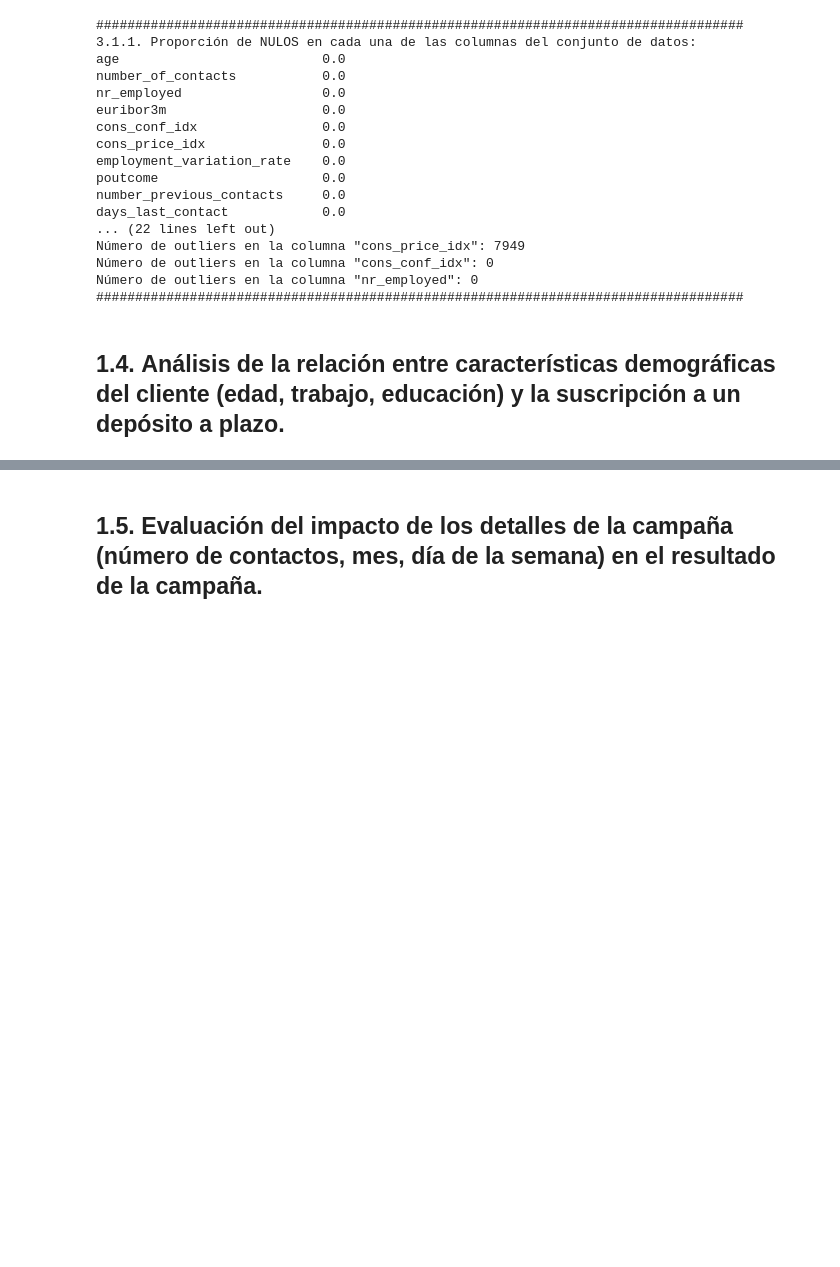
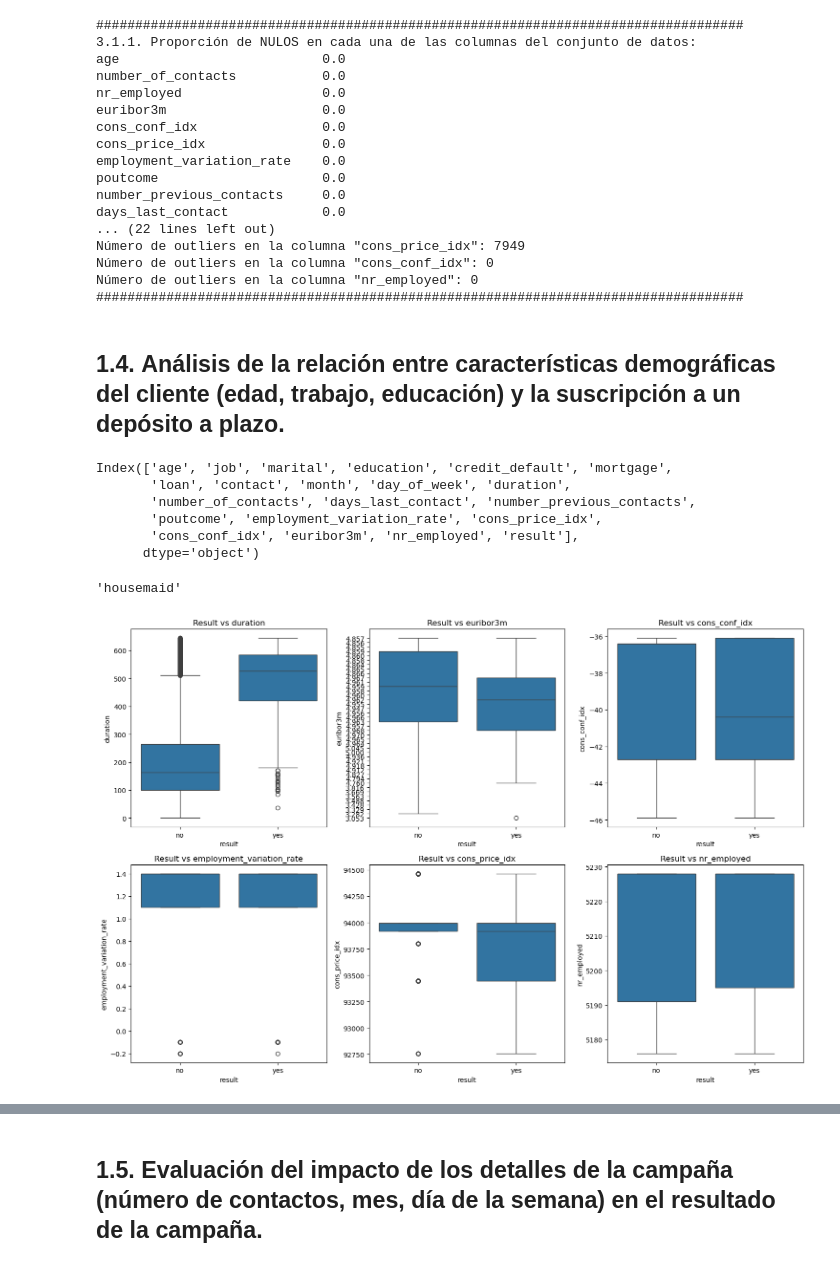
Before and after one commit to arnausans23/data-analytics-tfm, a Jupyter notebook: 1_analisis_datos_v2.ipynb, the cells around one changed output, grey strips where cells are left out. Cells and saved outputs as stored; diff of their text form; code cells hidden in the pictures; blank space fills up the shorter version.

```diff
--- a/1_analisis_datos_v2.ipynb
+++ b/1_analisis_datos_v2.ipynb
@@ -567,3 +576,33 @@ Número de outliers en la columna "nr_employed": 0
 ###################################################################################
 # %% [markdown]
 ## 1.4. **Análisis de la relación entre características demográficas del cliente (edad, trabajo, educación) y la suscripción a un depósito a plazo.**
+# %%
+df_clean.columns
+# %% [output]
+Index(['age', 'job', 'marital', 'education', 'credit_default', 'mortgage',
+       'loan', 'contact', 'month', 'day_of_week', 'duration',
+       'number_of_contacts', 'days_last_contact', 'number_previous_contacts',
+       'poutcome', 'employment_variation_rate', 'cons_price_idx',
+       'cons_conf_idx', 'euribor3m', 'nr_employed', 'result'],
+      dtype='object')
+# %%
+df_clean['job'][0]
+# %% [output]
+'housemaid'
+# %%
+import matplotlib.pyplot as plt
+import seaborn as sns
+
+fig, axes = plt.subplots(2, 3, figsize=(15, 10))
+
+cols_numericas = ['duration', 'euribor3m', 'cons_conf_idx',
+                  'employment_variation_rate', 'cons_price_idx', 'nr_employed']
+
+for ax, col in zip(axes.flatten(), cols_numericas):
+    sns.boxplot(data=df_clean_no_outliers, x='result', y=col, ax=ax)
+    ax.set_title(f'Result vs {col}')
+
+plt.tight_layout()
+plt.show()
+# %% [output]
+[figure, added]
```
Also changed, not shown: parts of 20 cells of this notebook.
